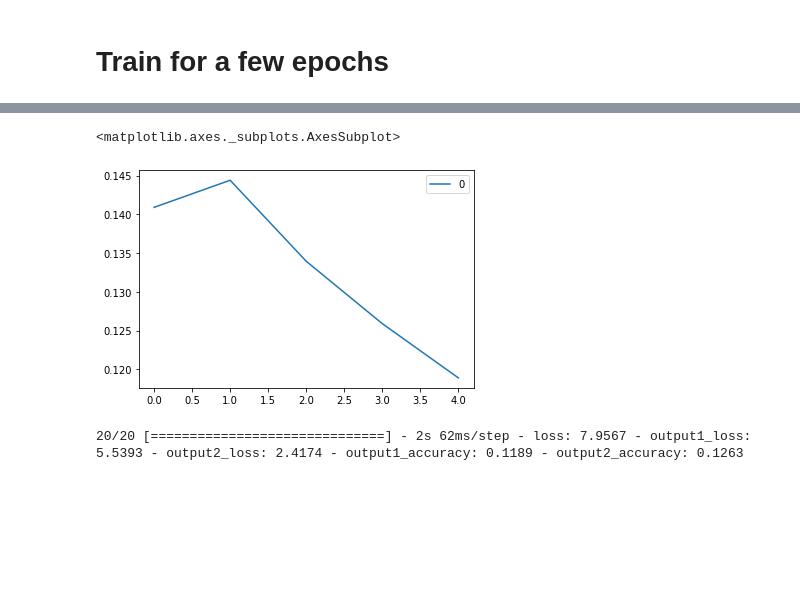
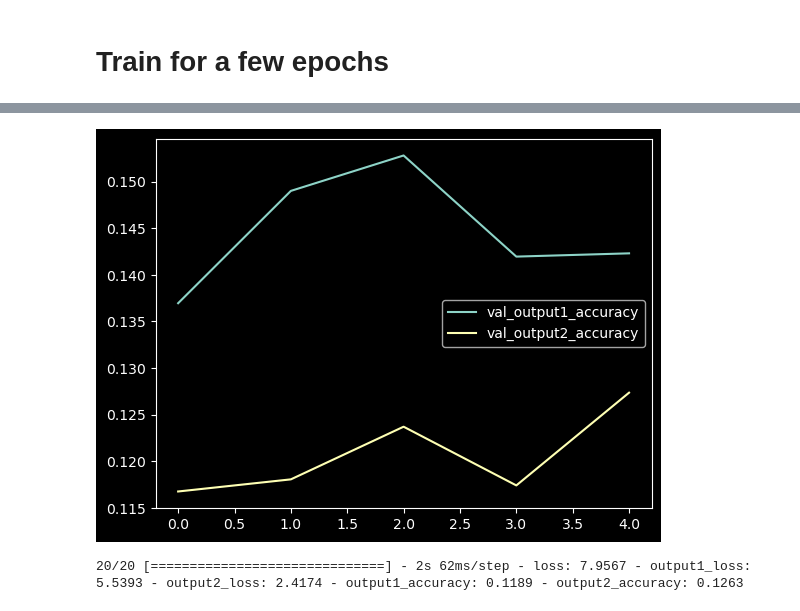
Before and after one commit to vtecftwy/metagentools, a Jupyter notebook: nbs/cnn_virus/00_experiments_with_original_cnn/EC_01_first_experiments_cnn_virus_colab.ipynb, the cells around one changed output, grey strips where cells are left out. Drawn from its saved outputs; the diff is of its cells as text; code cells hidden in the pictures; blank space fills up the shorter version.

```diff
--- a/nbs/cnn_virus/00_experiments_with_original_cnn/EC_01_first_experiments_cnn_virus_colab.ipynb
+++ b/nbs/cnn_virus/00_experiments_with_original_cnn/EC_01_first_experiments_cnn_virus_colab.ipynb
@@ -72,3 +95,43 @@ Use function to get lists of sequences, labels and positions from text file
+# %%
+class DataGenerator_from_50mer(Sequence):
+    """data generator for generating batches of data from 50-mers"""
+    def __init__(self, f_matrix, f_labels, f_pos, batch_size=1024,n_classes=187, shuffle=True):
+        self.batch_size = batch_size
+        self.labels = f_labels
+        self.matrix = f_matrix
+        self.pos = f_pos
+        self.n_classes = n_classes
+        self.shuffle = shuffle
+        self.on_epoch_end()
+    def __len__(self):
+        return int(np.ceil(len(self.labels) / self.batch_size))
+    def __getitem__(self, index):
+        indexes = self.indexes[index*self.batch_size:(index+1)*self.batch_size]
+        X, y= self.__data_generation(indexes)
+        return X,y
+    def on_epoch_end(self):
+        self.indexes = np.arange(len(self.labels))
+        if self.shuffle == True:
+            np.random.shuffle(self.indexes)
+    def __data_generation(self, index):
+        x_train=[]
+        for i in index:
+            seq=self.matrix[i]
+            seq_list=[j for j in seq]
+            x_train.append(seq_list)
+        x_train=np.array(x_train)
+        x_tensor=np.zeros(list(x_train.shape)+[5])
+        for row in range(len(x_train)):
+            for col in range(50):
+                x_tensor[row,col,d_nucl[x_train[row,col]]]=1
+        y_pos=[]
+        y_label=[self.labels[i] for i in index]
+        y_label=np.array(y_label)
+        y_label=to_categorical(y_label, num_classes=self.n_classes)
+        y_pos=[self.pos[i] for i in index]
+        y_pos=np.array(y_pos)
+        y_pos=to_categorical(y_pos, num_classes=10)
+        return x_tensor,{'output1': y_label, 'output2': y_pos}
 # %%
 f_matrix, f_labels, f_pos = get_kmer_from_50mer(filepath_train, max_seqs=100_000)
 len(f_matrix), len(f_labels), len(f_pos)
@@ -137,6 +200,6 @@ array([[0., 0., 0., 0., 0., 0., 0., 0., 0., 0.],
 # %% [markdown]
 # Build model and review it
 # %%
-model=build_model()
+model=create_model_original()
 model.summary()
 # %% [output]
@@ -190,9 +253,8 @@ Epoch 5/5
 # %%
 import pandas as pd
-pd.DataFrame(result.history['val_output1_accuracy']).plot()
+pd.DataFrame(result.history)[['val_output1_accuracy','val_output2_accuracy']].plot();
 # %% [output]
-<matplotlib.axes._subplots.AxesSubplot>
-[figure, old version]
+[figure, new version]
 # %%
 model.save(Path('saved_temp'))
 # %%
```
Also changed, not shown: parts of 18 cells of this notebook, 3 other files.
